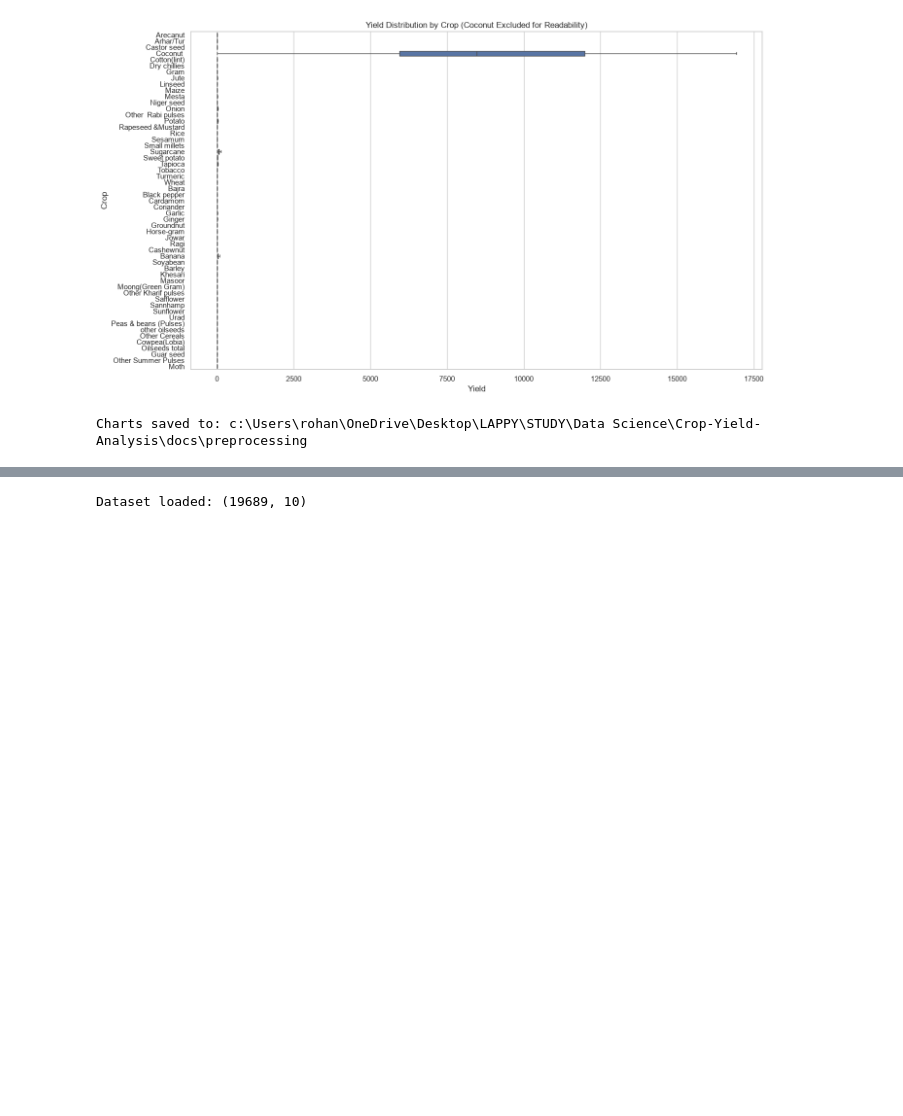
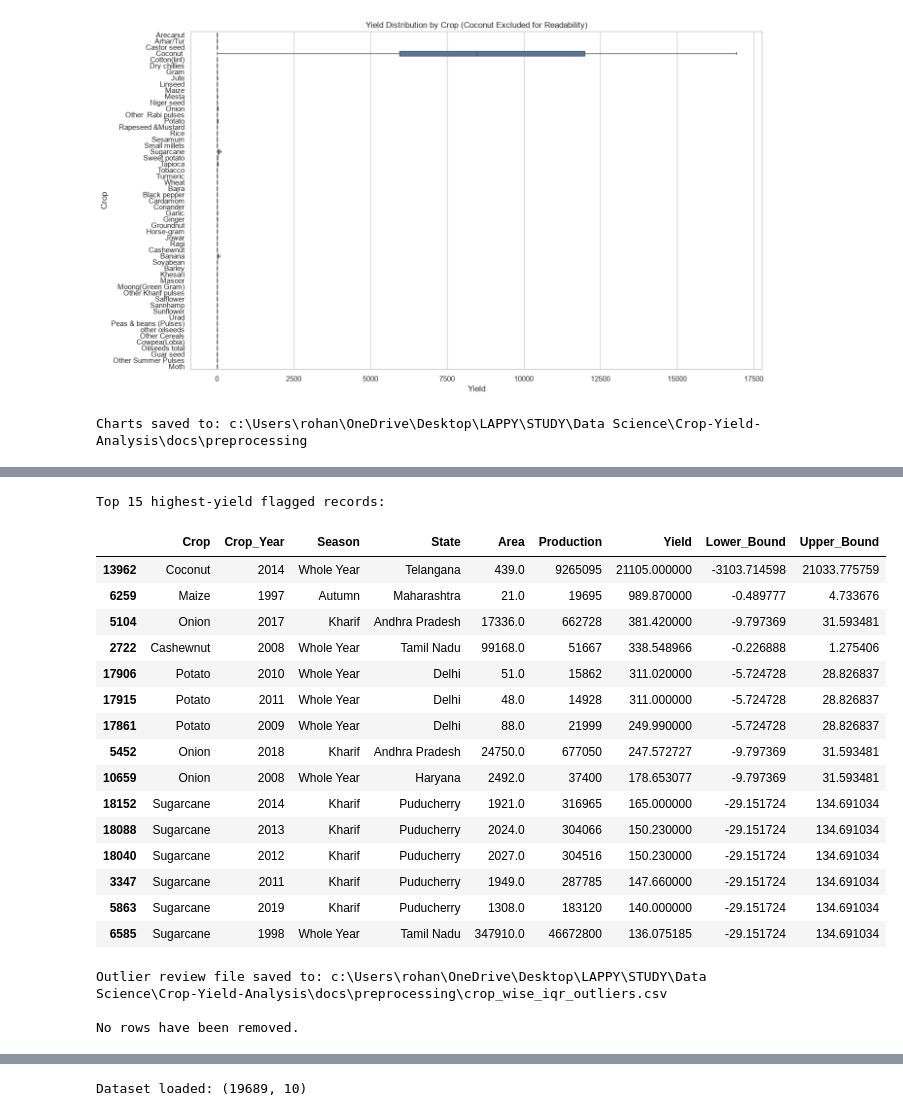
Before and after one commit to rohan24may/Crop-Yield-Analysis, a Jupyter notebook: notebooks/02_data_preprocessing.ipynb, the cells around one changed output, grey strips where cells are left out. Cells and saved outputs as stored; diff of their text form; code cells hidden in the pictures; blank space fills up the shorter version.

```diff
--- a/notebooks/02_data_preprocessing.ipynb
+++ b/notebooks/02_data_preprocessing.ipynb
@@ -188,0 +436,58 @@ Charts saved to: c:\Users\rohan\OneDrive\Desktop\LAPPY\STUDY\Data Science\Crop-Y
+# %%
+# 8. Crop-wise IQR outlier analysis
+
+outlier_frames = []
+
+for crop, group in df_cleaned.groupby("Crop"):
+    q1 = group["Yield"].quantile(0.25)
+    q3 = group["Yield"].quantile(0.75)
+    iqr = q3 - q1
+
+    lower_bound = q1 - 1.5 * iqr
+    upper_bound = q3 + 1.5 * iqr
+
+    flagged = group[
+        (group["Yield"] < lower_bound)
+        | (group["Yield"] > upper_bound)
+    ].copy()
+
+    if not flagged.empty:
+        flagged["Lower_Bound"] = lower_bound
+        flagged["Upper_Bound"] = upper_bound
+        outlier_frames.append(flagged)
+
+if outlier_frames:
+    outlier_records = pd.concat(outlier_frames).sort_values(
+        "Yield", ascending=False
+    )
+else:
+    outlier_records = pd.DataFrame()
+
+print("Total IQR-flagged records:", len(outlier_records))
+
+print("\nCrops with the most flagged records:")
+if not outlier_records.empty:
+    display(
+        outlier_records.groupby("Crop")
+        .size()
+        .sort_values(ascending=False)
+        .head(15)
+        .rename("Flagged Records")
+        .to_frame()
+    )
+
+    print("\nTop 15 highest-yield flagged records:")
+    display(
+        outlier_records.nlargest(15, "Yield")[
+            ["Crop", "Crop_Year", "Season", "State",
+             "Area", "Production", "Yield",
+             "Lower_Bound", "Upper_Bound"]
+        ]
+    )
+
+    outlier_path = OUTPUT_DIR / "crop_wise_iqr_outliers.csv"
+    outlier_records.to_csv(outlier_path, index=False)
+    print("\nOutlier review file saved to:", outlier_path)
+
+print("\nNo rows have been removed.")
+# %% [output]
@@ -188,0 +514,20 @@ Charts saved to: c:\Users\rohan\OneDrive\Desktop\LAPPY\STUDY\Data Science\Crop-Y
+Top 15 highest-yield flagged records:
+|  | Crop | Crop_Year | Season | State | Area | Production | Yield | Lower_Bound | Upper_Bound |
+| 13962 | Coconut | 2014 | Whole Year | Telangana | 439.0 | 9265095 | 21105.000000 | -3103.714598 | 21033.775759 |
+| 6259 | Maize | 1997 | Autumn | Maharashtra | 21.0 | 19695 | 989.870000 | -0.489777 | 4.733676 |
+| 5104 | Onion | 2017 | Kharif | Andhra Pradesh | 17336.0 | 662728 | 381.420000 | -9.797369 | 31.593481 |
+| 2722 | Cashewnut | 2008 | Whole Year | Tamil Nadu | 99168.0 | 51667 | 338.548966 | -0.226888 | 1.275406 |
+| 17906 | Potato | 2010 | Whole Year | Delhi | 51.0 | 15862 | 311.020000 | -5.724728 | 28.826837 |
+| 17915 | Potato | 2011 | Whole Year | Delhi | 48.0 | 14928 | 311.000000 | -5.724728 | 28.826837 |
+| 17861 | Potato | 2009 | Whole Year | Delhi | 88.0 | 21999 | 249.990000 | -5.724728 | 28.826837 |
+| 5452 | Onion | 2018 | Kharif | Andhra Pradesh | 24750.0 | 677050 | 247.572727 | -9.797369 | 31.593481 |
+| 10659 | Onion | 2008 | Whole Year | Haryana | 2492.0 | 37400 | 178.653077 | -9.797369 | 31.593481 |
+| 18152 | Sugarcane | 2014 | Kharif | Puducherry | 1921.0 | 316965 | 165.000000 | -29.151724 | 134.691034 |
+| 18088 | Sugarcane | 2013 | Kharif | Puducherry | 2024.0 | 304066 | 150.230000 | -29.151724 | 134.691034 |
+| 18040 | Sugarcane | 2012 | Kharif | Puducherry | 2027.0 | 304516 | 150.230000 | -29.151724 | 134.691034 |
+| 3347 | Sugarcane | 2011 | Kharif | Puducherry | 1949.0 | 287785 | 147.660000 | -29.151724 | 134.691034 |
+| 5863 | Sugarcane | 2019 | Kharif | Puducherry | 1308.0 | 183120 | 140.000000 | -29.151724 | 134.691034 |
+| 6585 | Sugarcane | 1998 | Whole Year | Tamil Nadu | 347910.0 | 46672800 | 136.075185 | -29.151724 | 134.691034 |
+Outlier review file saved to: c:\Users\rohan\OneDrive\Desktop\LAPPY\STUDY\Data Science\Crop-Yield-Analysis\docs\preprocessing\crop_wise_iqr_outliers.csv
+
+No rows have been removed.
```
Also changed, not shown: parts of 8 cells of this notebook, 7 other files.
